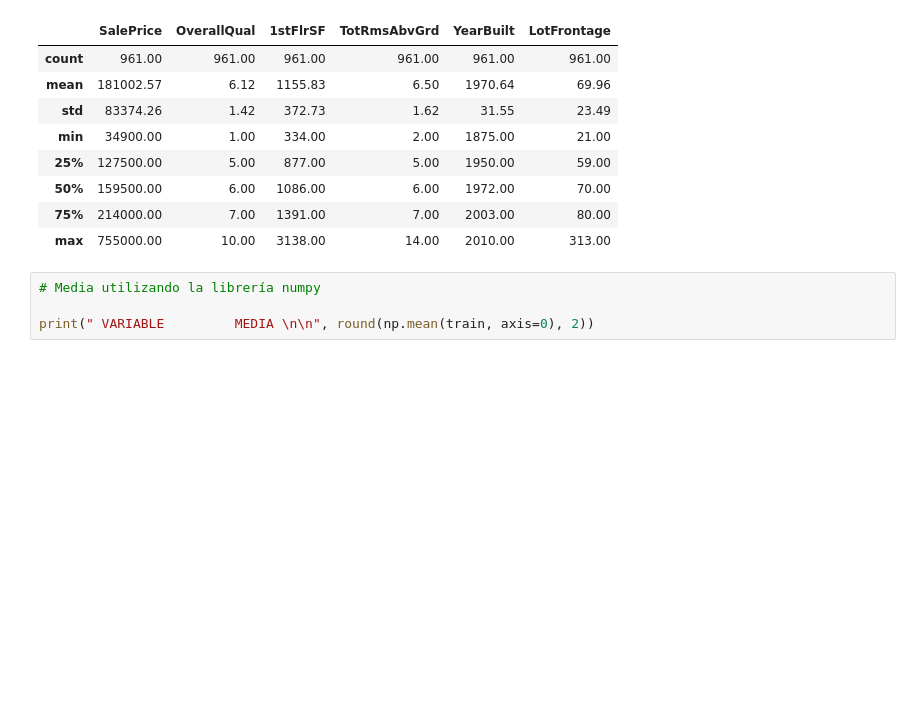
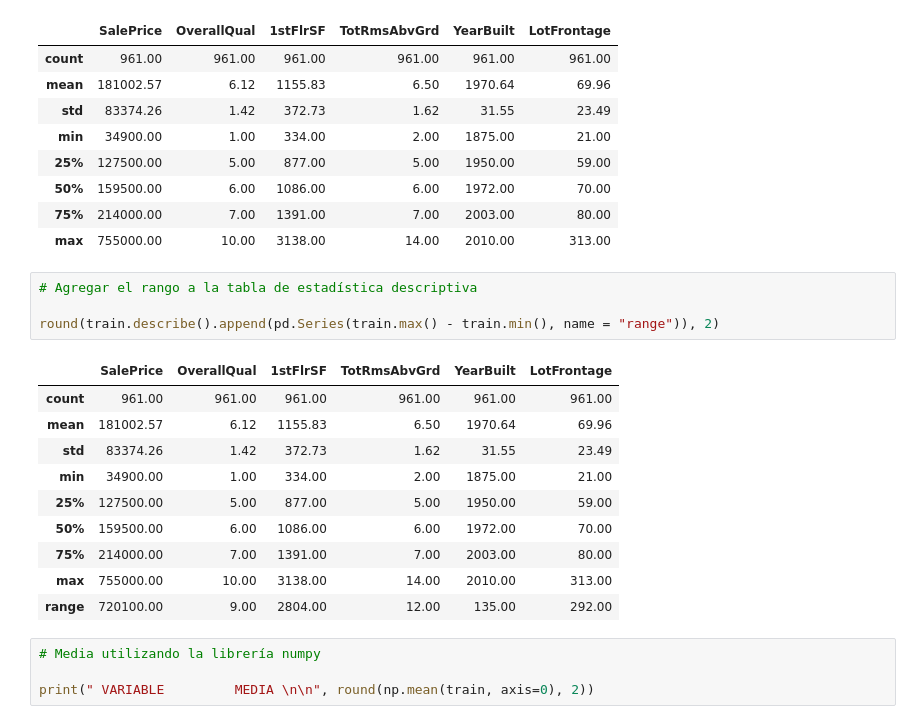
Before and after one commit to navas604/Ciencia-de-Datos-en-Python, a Jupyter notebook: Proyecto.ipynb, the cells around one changed output. Drawn from its saved outputs; the diff is of its cells as text; blank space fills up the shorter version.

```diff
--- a/Proyecto.ipynb
+++ b/Proyecto.ipynb
@@ -189,6 +189,21 @@ round(train.describe(), 2)
 | 50% | 159500.00 | 6.00 | 1086.00 | 6.00 | 1972.00 | 70.00 |
 | 75% | 214000.00 | 7.00 | 1391.00 | 7.00 | 2003.00 | 80.00 |
 | max | 755000.00 | 10.00 | 3138.00 | 14.00 | 2010.00 | 313.00 |
+# %%
+# Agregar el rango a la tabla de estadística descriptiva
+
+round(train.describe().append(pd.Series(train.max() - train.min(), name = "range")), 2)
+# %% [output]
+|  | SalePrice | OverallQual | 1stFlrSF | TotRmsAbvGrd | YearBuilt | LotFrontage |
+| count | 961.00 | 961.00 | 961.00 | 961.00 | 961.00 | 961.00 |
+| mean | 181002.57 | 6.12 | 1155.83 | 6.50 | 1970.64 | 69.96 |
+| std | 83374.26 | 1.42 | 372.73 | 1.62 | 31.55 | 23.49 |
+| min | 34900.00 | 1.00 | 334.00 | 2.00 | 1875.00 | 21.00 |
+| 25% | 127500.00 | 5.00 | 877.00 | 5.00 | 1950.00 | 59.00 |
+| 50% | 159500.00 | 6.00 | 1086.00 | 6.00 | 1972.00 | 70.00 |
+| 75% | 214000.00 | 7.00 | 1391.00 | 7.00 | 2003.00 | 80.00 |
+| max | 755000.00 | 10.00 | 3138.00 | 14.00 | 2010.00 | 313.00 |
+| range | 720100.00 | 9.00 | 2804.00 | 12.00 | 135.00 | 292.00 |
 # %%
 # Media utilizando la librería numpy
 
```
Also changed, not shown: parts of 3 cells of this notebook.
